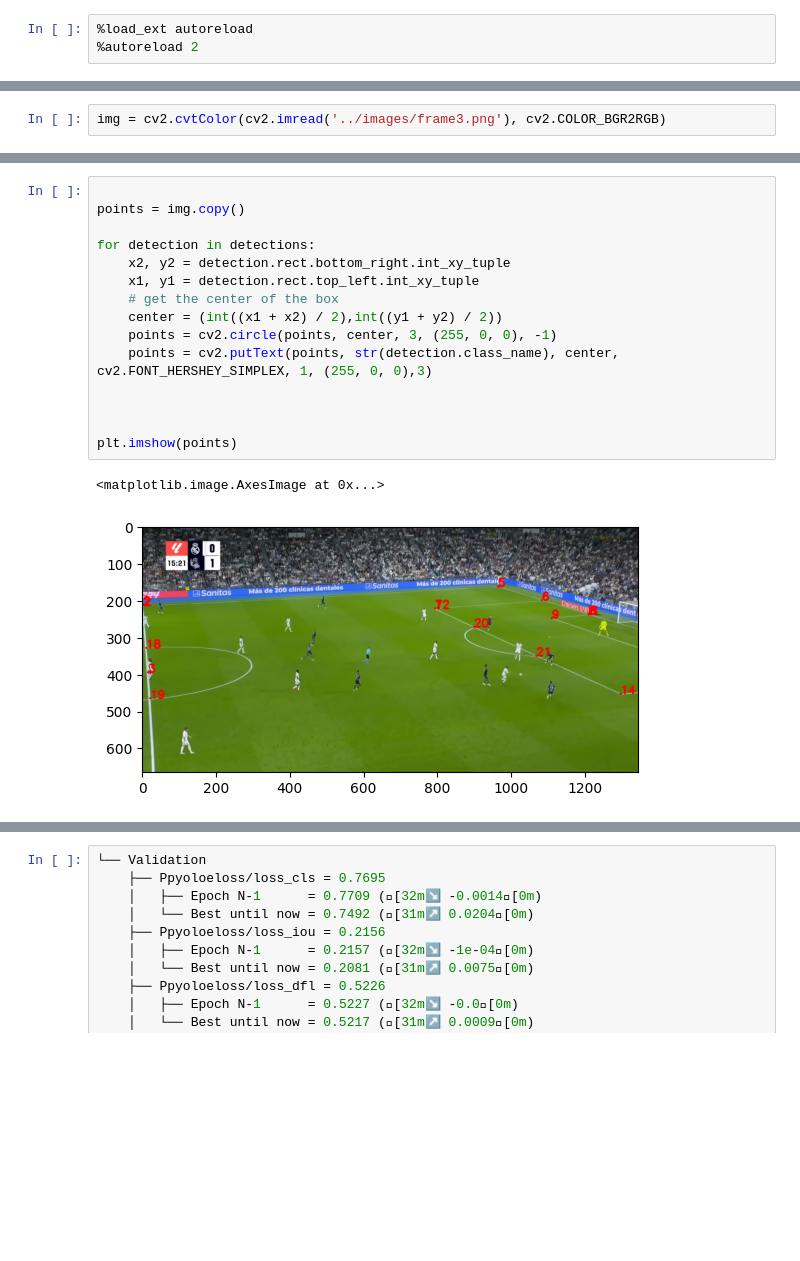
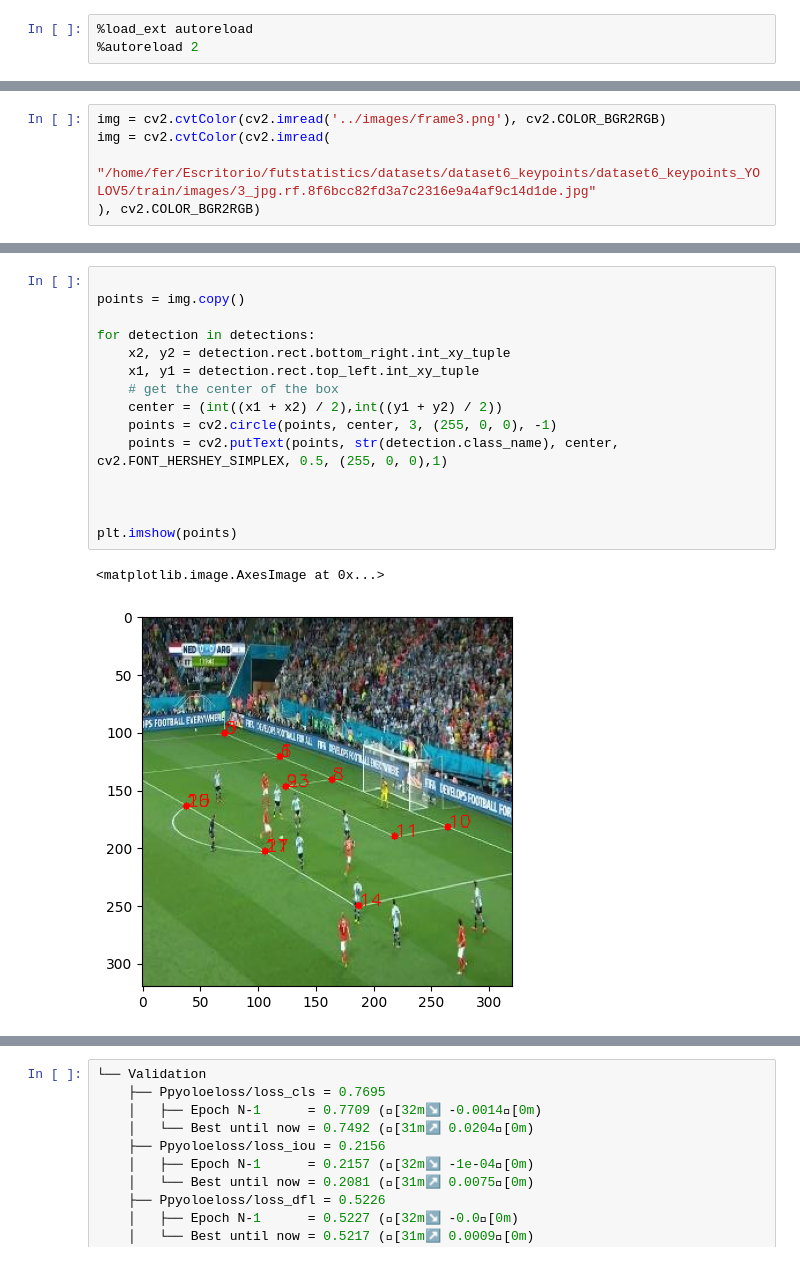
Before and after one commit to Fer14/futstats, a Jupyter notebook: futstats/homography/keypoint_homography/yolo_homograpy.ipynb, the cells around one changed output, grey strips where cells are left out. Saved outputs shown, nothing was run; the diff lists cells and outputs as text; blank space fills up the shorter version.

```diff
--- a/futstats/homography/keypoint_homography/yolo_homograpy.ipynb
+++ b/futstats/homography/keypoint_homography/yolo_homograpy.ipynb
@@ -91,5 +91,8 @@ model.set_dataset_processing_params(
 # %%
 img = cv2.cvtColor(cv2.imread('../images/frame3.png'), cv2.COLOR_BGR2RGB)
+img = cv2.cvtColor(cv2.imread(
+    "/home/fer/Escritorio/futstatistics/datasets/dataset6_keypoints/dataset6_keypoints_YOLOV5/train/images/3_jpg.rf.8f6bcc82fd3a7c2316e9a4af9c14d1de.jpg"
+), cv2.COLOR_BGR2RGB)
 # %%
 
 results = list(model.predict(img, conf=0.3))[0]
@@ -117,21 +102,21 @@ detections
 # %%
 
 points = img.copy()
 
 for detection in detections:
     x2, y2 = detection.rect.bottom_right.int_xy_tuple
     x1, y1 = detection.rect.top_left.int_xy_tuple
     # get the center of the box
     center = (int((x1 + x2) / 2),int((y1 + y2) / 2))
     points = cv2.circle(points, center, 3, (255, 0, 0), -1)
-    points = cv2.putText(points, str(detection.class_name), center, cv2.FONT_HERSHEY_SIMPLEX, 1, (255, 0, 0),3)
+    points = cv2.putText(points, str(detection.class_name), center, cv2.FONT_HERSHEY_SIMPLEX, 0.5, (255, 0, 0),1)
 
 
 
 plt.imshow(points)
 # %% [output]
 <matplotlib.image.AxesImage at 0x...>
-[figure, old version]
+[figure, new version]
 # %%
 src_points = []
 dst_points = []
```
Also changed, not shown: parts of 7 cells of this notebook, 1 other file.
